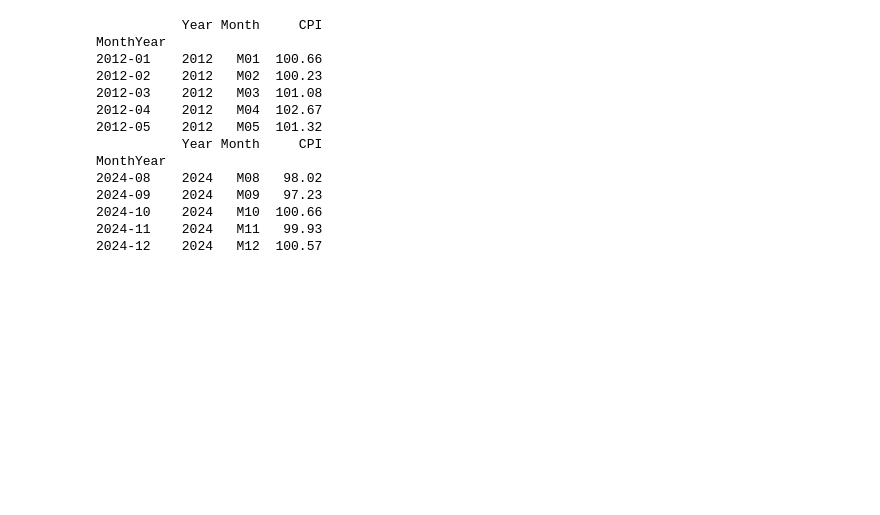
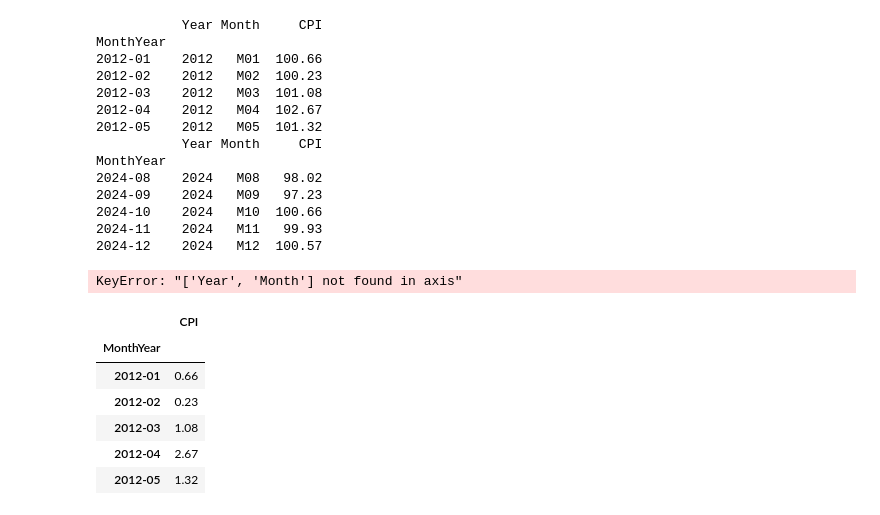
Before and after one commit to phuyen145/vietnam-transportation-cpi-forecasting, a Jupyter notebook: notebooks/01_cpi_processing.ipynb, the cells around one changed output. Drawn from its saved outputs; the diff is of its cells as text; code cells hidden in the pictures; blank space fills up the shorter version.

```diff
--- a/notebooks/01_cpi_processing.ipynb
+++ b/notebooks/01_cpi_processing.ipynb
@@ -244,6 +244,22 @@ MonthYear
 2024-10    2024   M10  100.66
 2024-11    2024   M11   99.93
 2024-12    2024   M12  100.57
+# %%
+cpi_long = cpi_long.drop(columns=["Year", "Month"])
+cpi_long.head()
+# %% [output]
+KeyError: "['Year', 'Month'] not found in axis"
+# %%
+cpi_long["CPI"] = (cpi_long["CPI"] - 100).round(2)
+cpi_long.head()
+# %% [output]
+|  | CPI |
+| MonthYear |  |
+| 2012-01 | 0.66 |
+| 2012-02 | 0.23 |
+| 2012-03 | 1.08 |
+| 2012-04 | 2.67 |
+| 2012-05 | 1.32 |
 # %%
 cpi_long.to_csv(
     "d:/HK3 - năm 3/Đồ Án/Code/vietnam-transportation-cpi-forecasting/data/interim/cpi_transport_monthly.csv",
```
Also changed, not shown: 3 other files.
